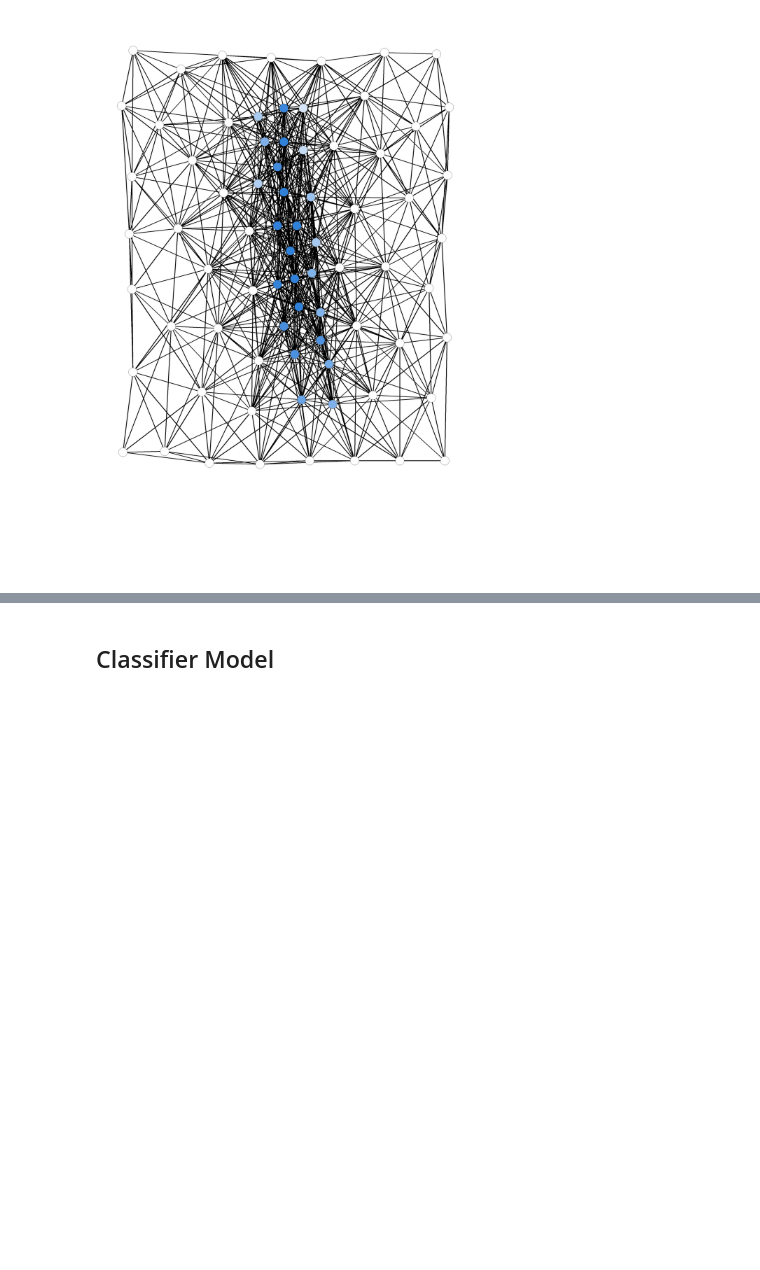
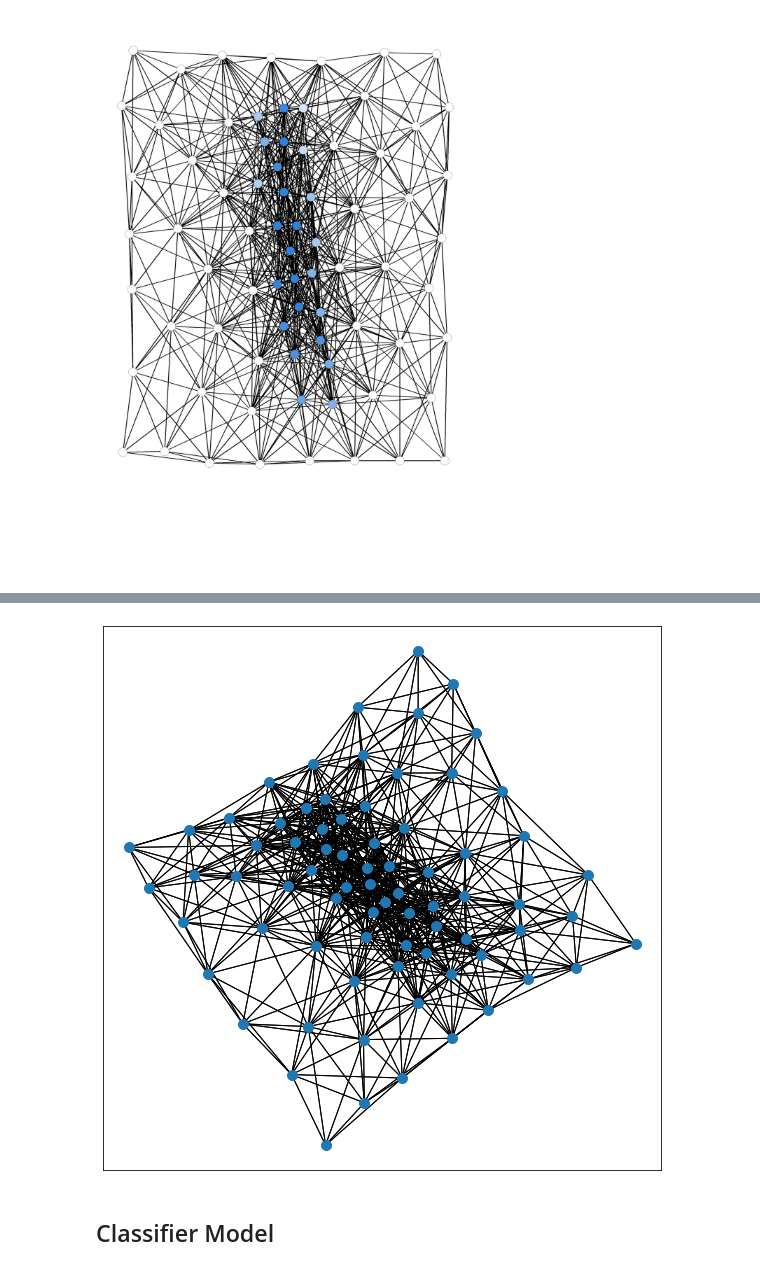
Before and after one commit to RajatRasal/deepscm, a Jupyter notebook: deepscm/experiments/superpixelmnist/notebooks/1. Data Exploration and Simple GCNs.ipynb, the cells around one changed output, grey strips where cells are left out. Drawn from its saved outputs; the diff is of its cells as text; code cells hidden in the pictures; blank space fills up the shorter version.

Commit message:
Networkx to plot graphs

```diff
--- a/deepscm/experiments/superpixelmnist/notebooks/1. Data Exploration and Simple GCNs.ipynb
+++ b/deepscm/experiments/superpixelmnist/notebooks/1. Data Exploration and Simple GCNs.ipynb
@@ -130,3 +118,12 @@ Data(adj_t=[75, 75, 2, nnz=1394], edge_attr=[1394, 2], edge_index=[2, 1394], pos
+# %%
+plt.figure(figsize=(10, 10))
+nx_G = to_networkx(data)
+pos = nx.spring_layout(nx_G)
+nx.draw_networkx_nodes(nx_G, pos, node_size=100)
+nx.draw_networkx_edges(nx_G, pos, arrows=False)
+plt.show()
+# %% [output]
+[figure, added]
 # %% [markdown]
 ## Classifier Model
 # %%
```
Also changed, not shown: parts of 8 cells of this notebook, 1 other file.
